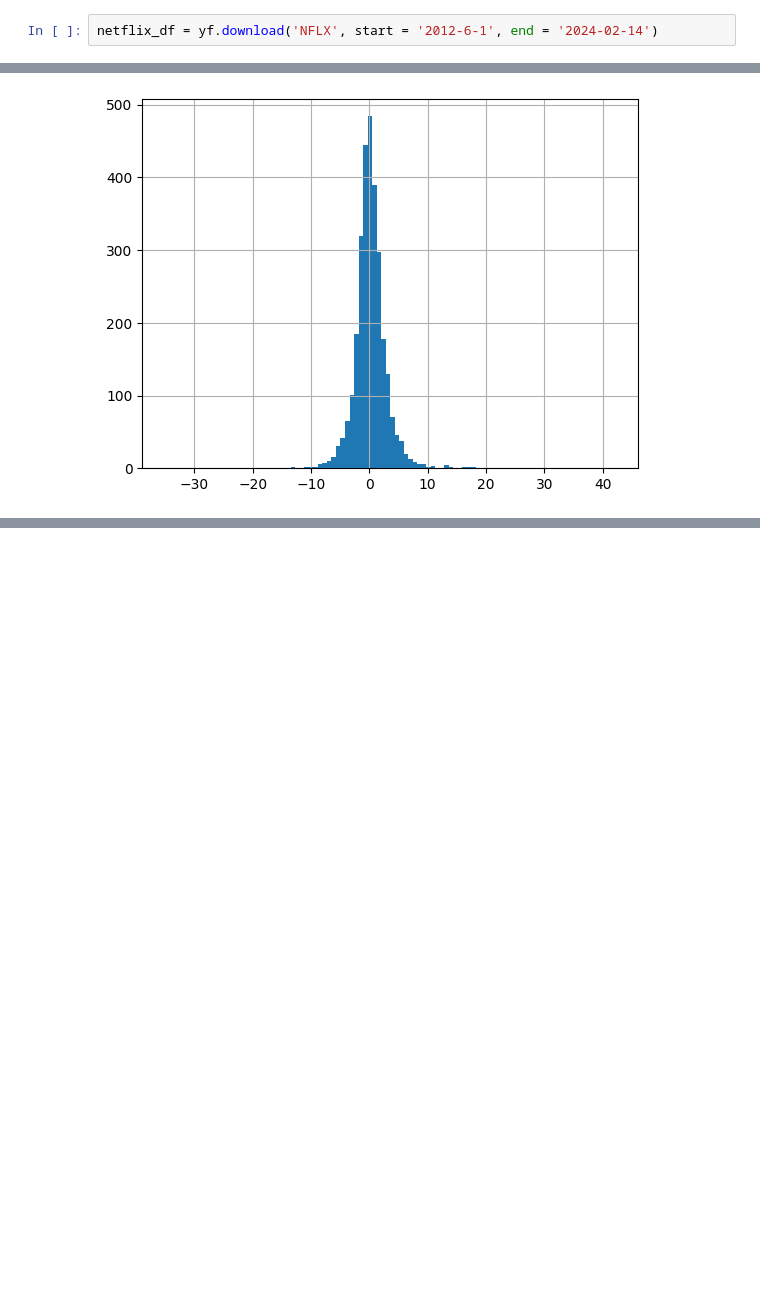
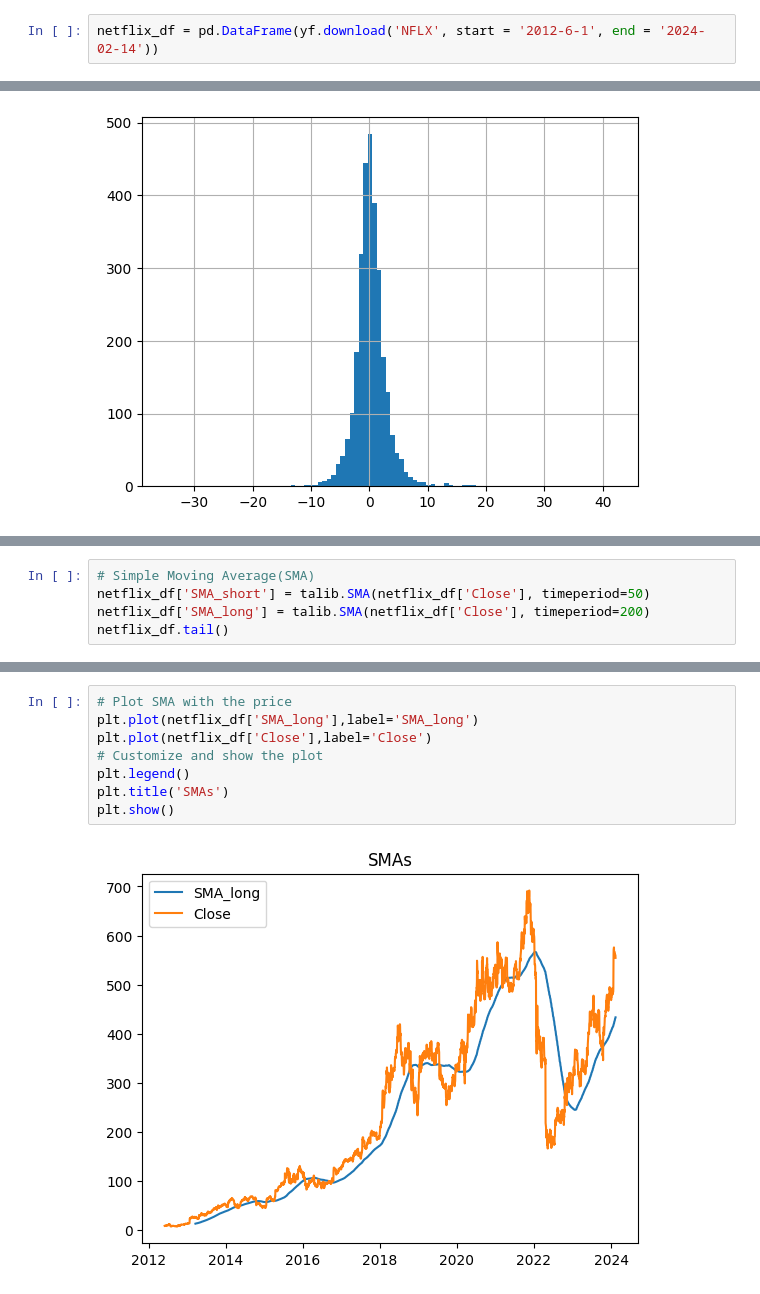
Before and after one commit to JosephRidge/TradingStrategy, a Jupyter notebook: app.ipynb, the cells around one changed output, grey strips where cells are left out. Cells and saved outputs as stored; diff of their text form; blank space fills up the shorter version.

```diff
--- a/app.ipynb
+++ b/app.ipynb
@@ -106,7 +33,7 @@ import talib
 # %% [markdown]
 ## Data Fetch
 # %%
-netflix_df = yf.download('NFLX', start = '2012-6-1', end = '2024-02-14')
+netflix_df = pd.DataFrame(yf.download('NFLX', start = '2012-6-1', end = '2024-02-14'))
 # %% [output]
 [*********************100%%**********************]  1 of 1 completed
 # %% [markdown]
@@ -195,0 +123,5 @@ plt.show()
+# %%
+# Simple Moving Average(SMA)
+netflix_df['SMA_short'] = talib.SMA(netflix_df['Close'], timeperiod=50)
+netflix_df['SMA_long'] = talib.SMA(netflix_df['Close'], timeperiod=200)
+netflix_df.tail()
@@ -195,0 +136,10 @@ plt.show()
+# %%
+# Plot SMA with the price
+plt.plot(netflix_df['SMA_long'],label='SMA_long')
+plt.plot(netflix_df['Close'],label='Close')
+# Customize and show the plot
+plt.legend()
+plt.title('SMAs')
+plt.show()
+# %% [output]
+[figure, added]
```
Also changed, not shown: parts of 71 cells of this notebook, 2 other files.
